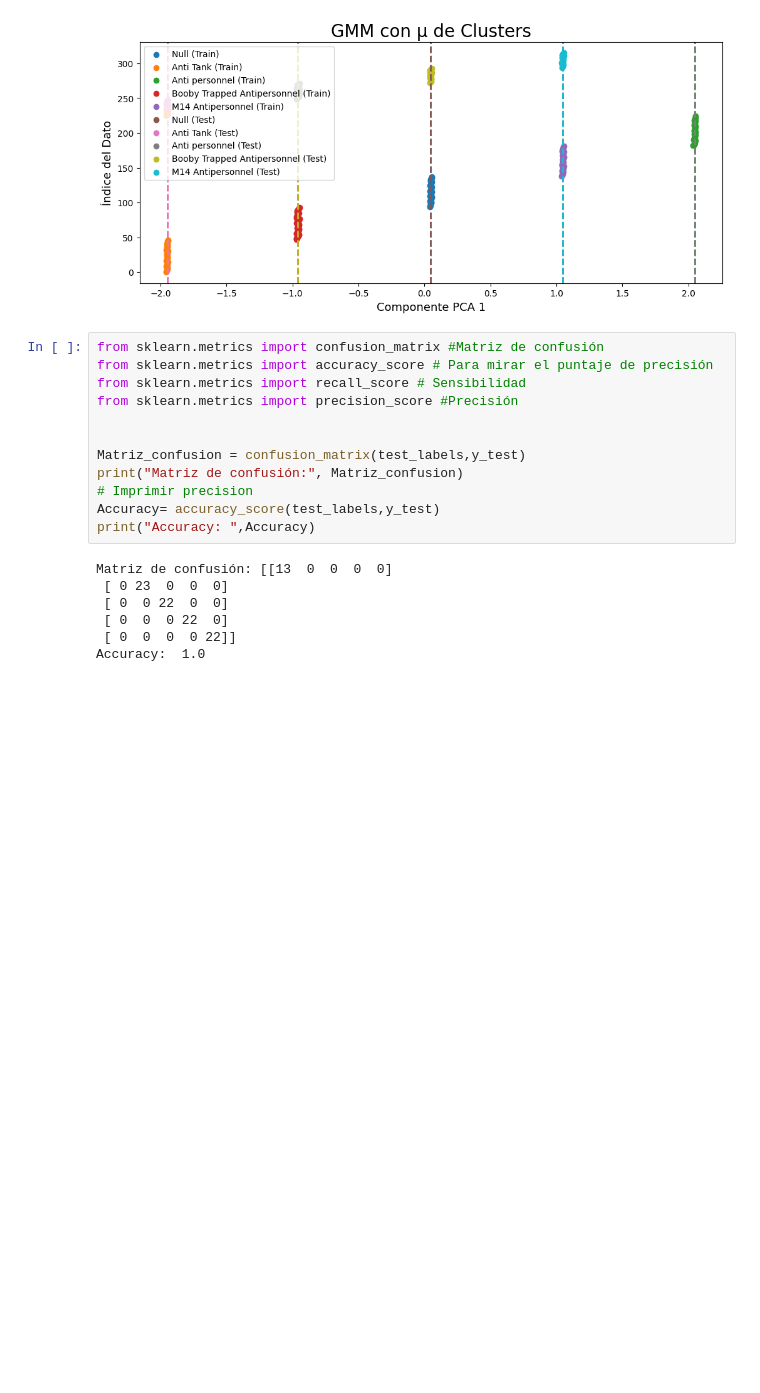
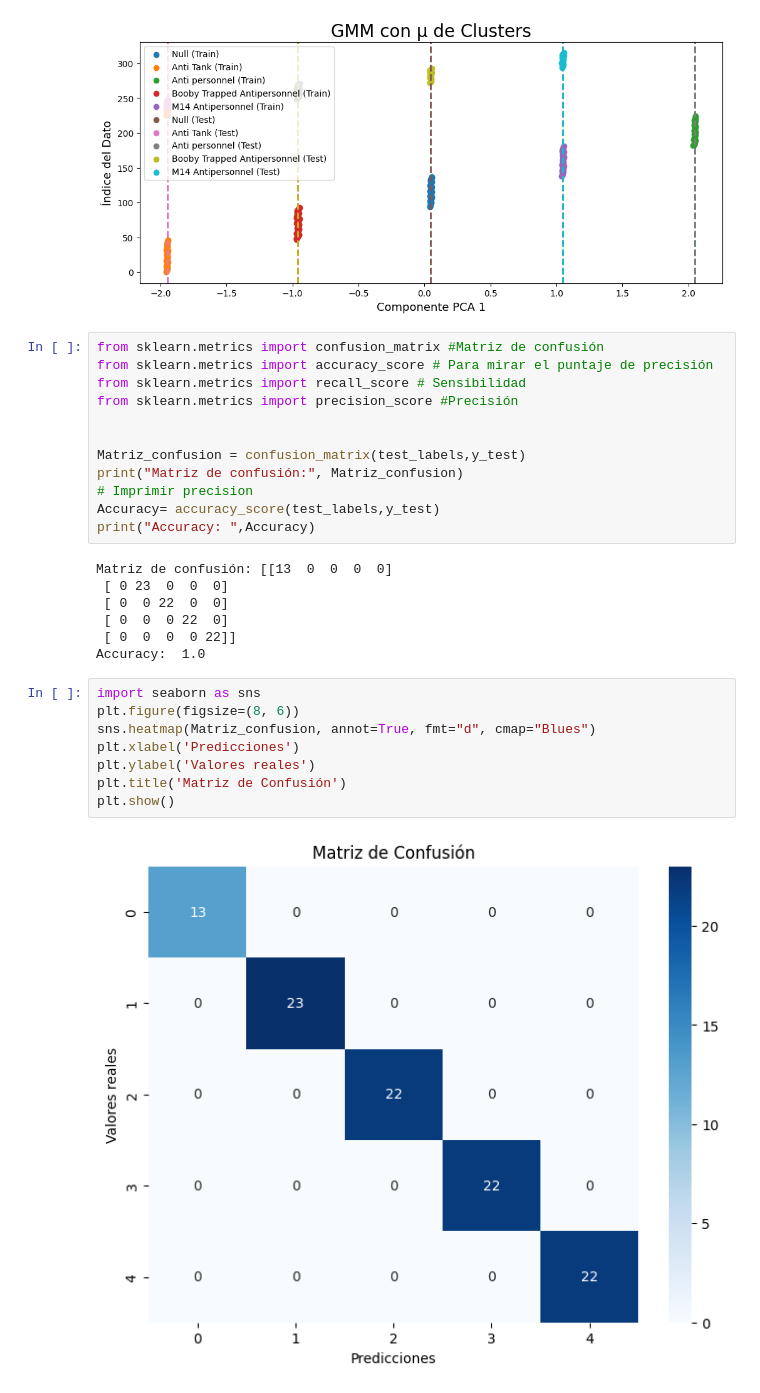
Before and after one commit to AngieMeliss/HackExpoIng2023, a Jupyter notebook: GMM_Model.ipynb, the cells around one changed output. Drawn from its saved outputs; the diff is of its cells as text; blank space fills up the shorter version.

```diff
--- a/GMM_Model.ipynb
+++ b/GMM_Model.ipynb
@@ -327,3 +327,13 @@ Matriz de confusión: [[13  0  0  0  0]
  [ 0  0  0 22  0]
  [ 0  0  0  0 22]]
 Accuracy:  1.0
+# %%
+import seaborn as sns
+plt.figure(figsize=(8, 6))
+sns.heatmap(Matriz_confusion, annot=True, fmt="d", cmap="Blues")
+plt.xlabel('Predicciones')
+plt.ylabel('Valores reales')
+plt.title('Matriz de Confusión')
+plt.show()
+# %% [output]
+[figure, added]
```
